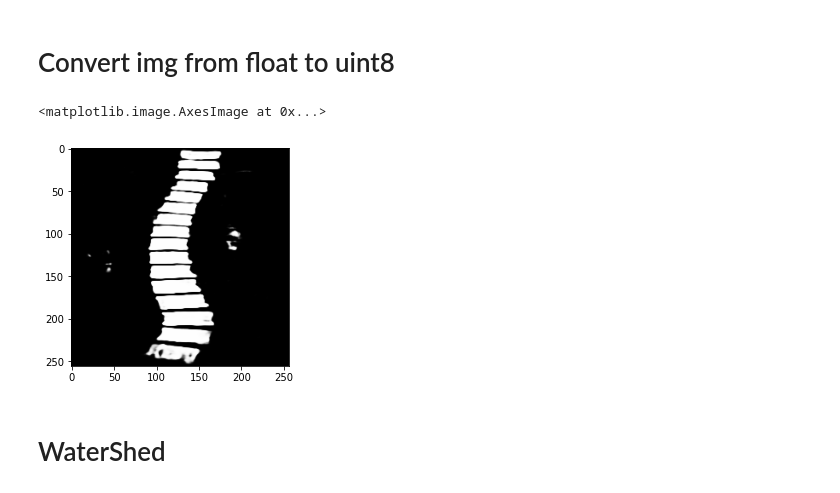
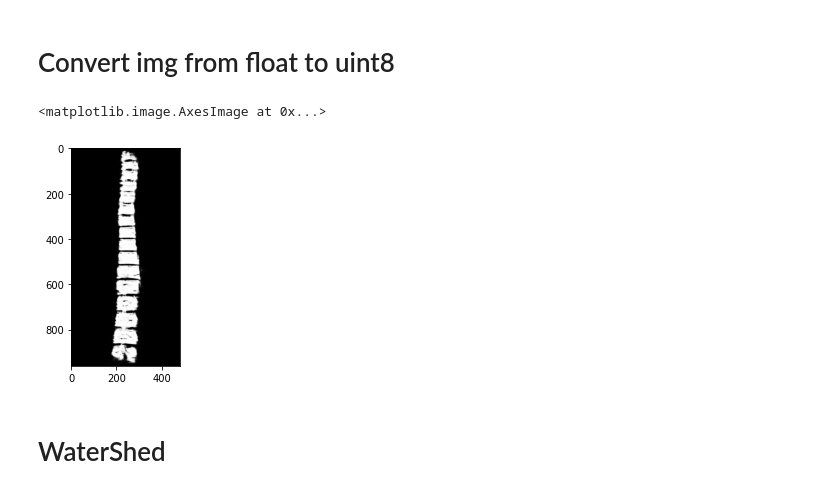
Before and after one commit to jefffang19/cv_hw, a Jupyter notebook: cvHW.ipynb, the cells around one changed output. Saved outputs shown, nothing was run; the diff lists cells and outputs as text; code cells hidden in the pictures.

Commit message:
reshape the input image fit in the model

```diff
--- a/cvHW.ipynb
+++ b/cvHW.ipynb
@@ -424,0 +459,4 @@ Clipping input data to the valid range for imshow with RGB data ([0..1] for floa
+# %%
+images = [cv2.imread(i) for i in test_images_names]
+images = [i/255 for i in images]
+images = [cv2.resize(i, (480,960)) for i in images]
@@ -424,0 +477,4 @@ Clipping input data to the valid range for imshow with RGB data ([0..1] for floa
+# %%
+test_img = images[11][np.newaxis, :]
+# %%
+r = model.predict(test_img, verbose=1)
@@ -424,0 +487,2 @@ Clipping input data to the valid range for imshow with RGB data ([0..1] for floa
+# %%
+p = r.reshape((960,480))
@@ -427,11 +496,12 @@ Clipping input data to the valid range for imshow with RGB data ([0..1] for floa
 # %%
 i = p*255
 i = i.astype(np.uint8)
+i = cv2.cvtColor(i,cv2.COLOR_GRAY2RGB)
 
 plt.imshow(i)
 # %% [output]
 <matplotlib.image.AxesImage at 0x...>
-[figure, old version]
+[figure, new version]
 # %% [markdown]
 # WaterShed
 # %%
```
Also changed, not shown: parts of 65 cells of this notebook.
